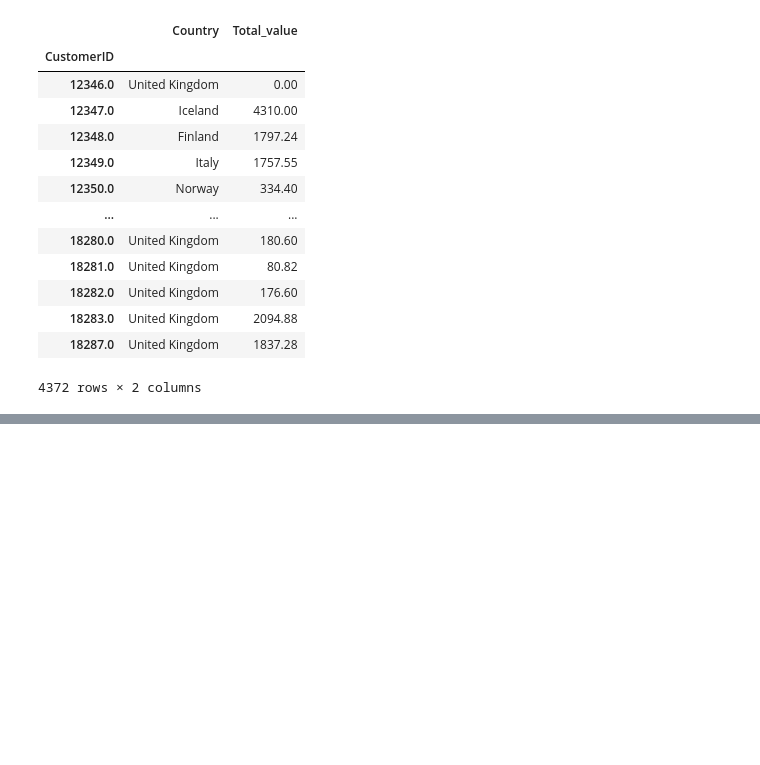
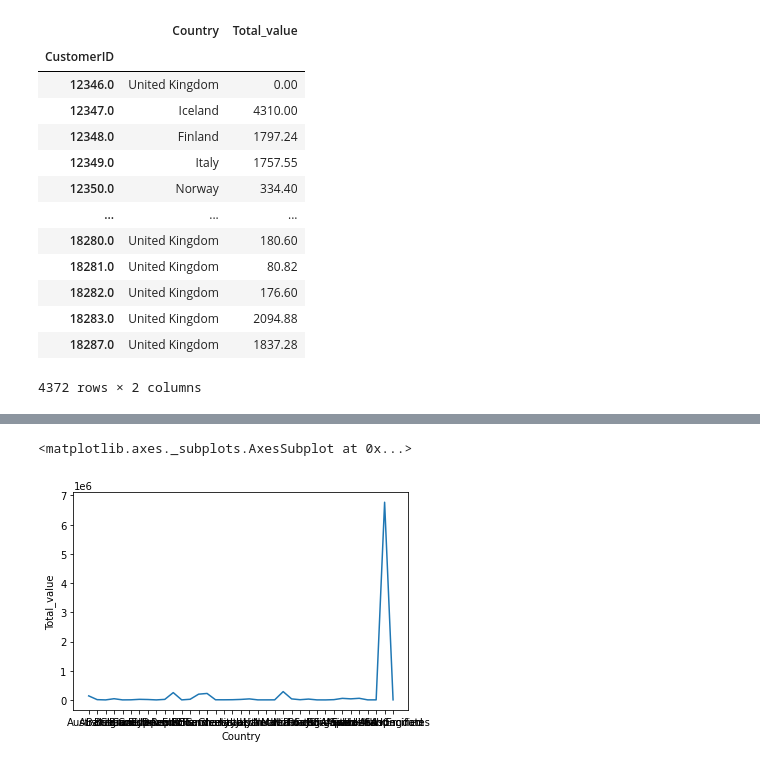
Before and after one commit to V-Nayak/EDA_project, a Jupyter notebook: Capstone_Project_1_Propensity_Model.ipynb, the cells around one changed output, grey strips where cells are left out. Saved outputs shown, nothing was run; the diff lists cells and outputs as text; code cells hidden in the pictures; blank space fills up the shorter version.

```diff
--- a/Capstone_Project_1_Propensity_Model.ipynb
+++ b/Capstone_Project_1_Propensity_Model.ipynb
@@ -293,3 +296,13 @@ TValue_Table
 | 18283.0 | United Kingdom | 2094.88 |
 | 18287.0 | United Kingdom | 1837.28 |
 4372 rows × 2 columns
+# %%
+custom_aggregation = {}
+custom_aggregation["Total_value"] = "sum"
+
+
+TCountry_Table = TValue_Table.groupby("Country").agg(custom_aggregation)
+
+TCountry_Table.head(5)
+
+## This table will create CLV table as per countries and will help in identifying area wise value contribution.
@@ -295,0 +317,6 @@ TValue_Table
+# %%
+# draw lineplot
+sns.lineplot(x="Country", y="Total_value", data=TCountry_Table)
+# %% [output]
+<matplotlib.axes._subplots.AxesSubplot at 0x...>
+[figure, added]
```
Also changed, not shown: parts of 7 cells of this notebook.
